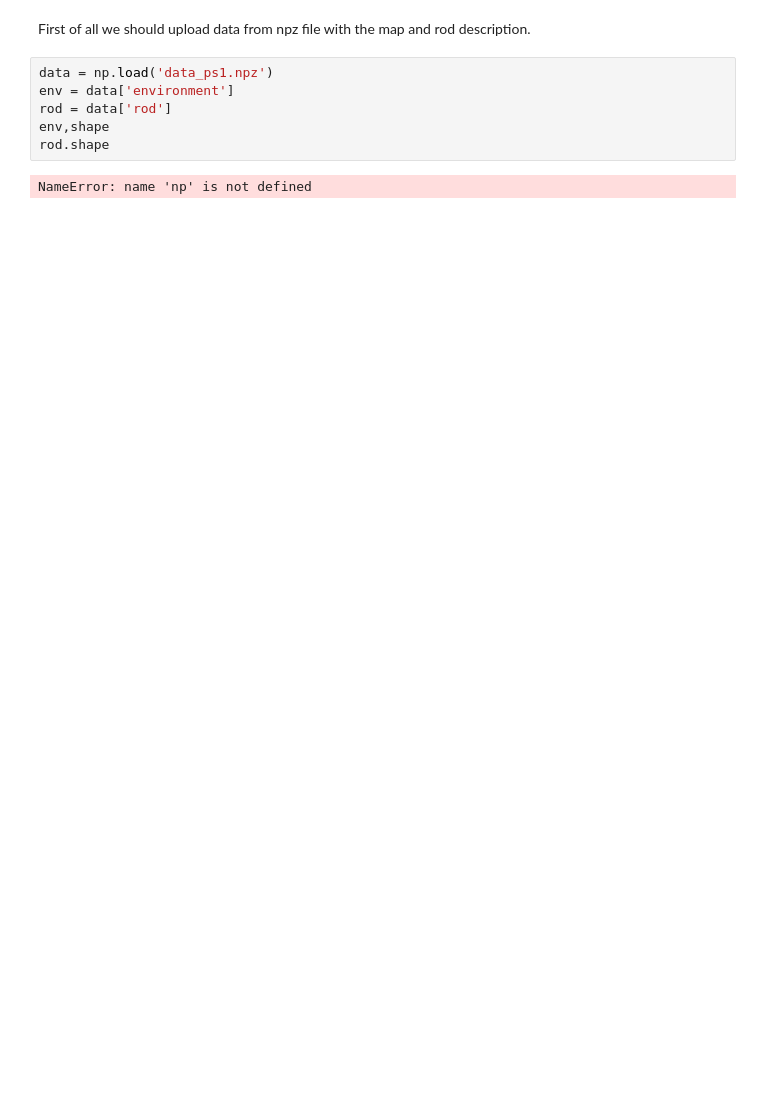
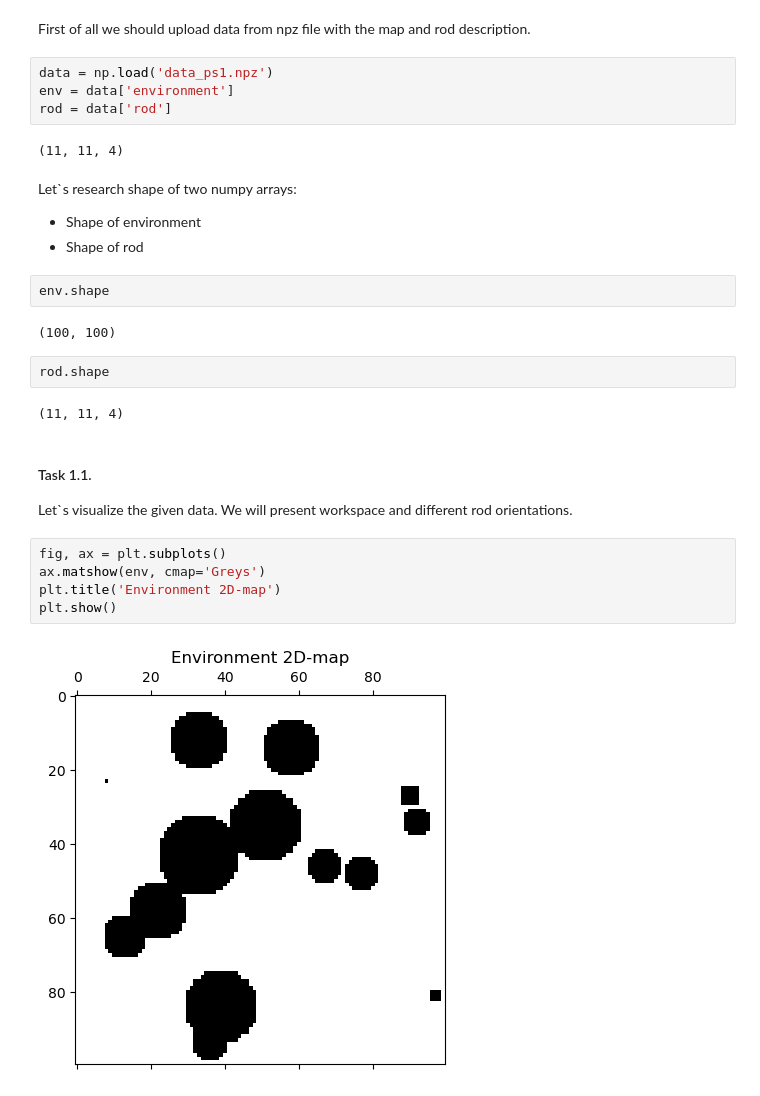
Before and after one commit to LaGrunje/PlanningAlgorithms, a Jupyter notebook: PS1/AlexanderLepinskikh_PS1.ipynb, the cells around one changed output. Drawn from its saved outputs; the diff is of its cells as text; blank space fills up the shorter version.

```diff
--- a/PS1/AlexanderLepinskikh_PS1.ipynb
+++ b/PS1/AlexanderLepinskikh_PS1.ipynb
@@ -9,7 +10,27 @@ First of all we should upload data from npz file with the map and rod descriptio
 data = np.load('data_ps1.npz')
 env = data['environment']
 rod = data['rod']
-env,shape
-rod.shape
 # %% [output]
-NameError: name 'np' is not defined
+(11, 11, 4)
+# %% [markdown]
+Let`s research shape of two numpy arrays:
+- Shape of environment
+- Shape of rod
+# %%
+env.shape
+# %% [output]
+(100, 100)
+# %%
+rod.shape
+# %% [output]
+(11, 11, 4)
+# %% [markdown]
+#### Task 1.1.
+Let`s visualize the given data. We will present workspace and different rod orientations.
+# %%
+fig, ax = plt.subplots()
+ax.matshow(env, cmap='Greys')
+plt.title('Environment 2D-map')
+plt.show()
+# %% [output]
+[figure, added]
```
Also changed, not shown: parts of 8 cells of this notebook.
